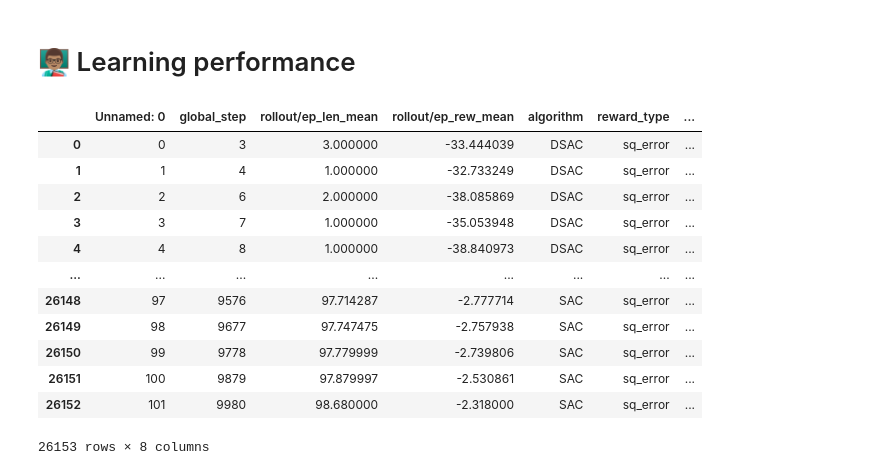
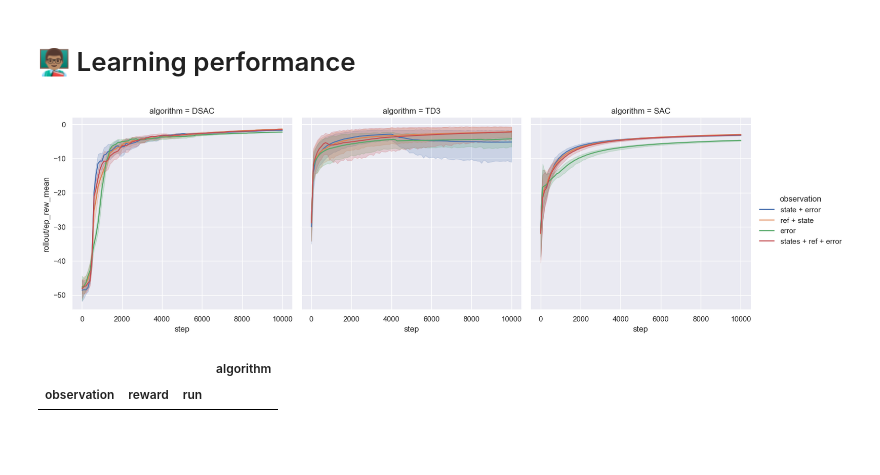
Before and after one commit to iamlucasvieira/HybridRL-FlightControl, a Jupyter notebook: notebooks/best_obsevation.ipynb, the cells around one changed output. Saved outputs shown, nothing was run; the diff lists cells and outputs as text; code cells hidden in the pictures; blank space fills up the shorter version.

```diff
--- a/notebooks/best_obsevation.ipynb
+++ b/notebooks/best_obsevation.ipynb
@@ -18,21 +18,43 @@ Load data
 # Load data
 df_learn = pd.read_csv(Path.data/"citation-best-observation_learning.csv")
 df_ep = pd.read_csv(Path.data/"citation-best-observation_episode.csv")
+# %%
+def make_smooth(_df, step=100, on=None, columns=None, group="run"):
+    start = _df[on].min()
+    stop = _df[on].max() + start
+    info_list = []
+
+    for run_name in _df[group].unique():
+        # Get the name of the algorithm for the current run
+        algorithm = _df.loc[_df[group]==run_name, "algorithm"].unique()[0]
+        observation = _df.loc[_df[group]==run_name, "observation"].unique()[0]
+
+        for t in np.arange(start, stop, step):
+            mask = (_df[group]==run_name) & ((_df[on]>=t//2) & (_df[on]<t+step))
+            run_slice = _df.loc[mask, columns]
+
+            info = {"run": run_name, "step": t, "algorithm": algorithm, "observation": observation}
+            for column in columns:
+                info[column] = run_slice[column].mean()
+
+            info_list.append(info)
+
+    return pd.DataFrame.from_records(info_list)
+# %%
+df_learn_smooth = make_smooth(df_learn, step=100, on="global_step", columns=["rollout/ep_rew_mean", "rollout/ep_len_mean"])
 # %% [markdown]
 # 👨🏽‍🏫 Learning performance
 # %%
-g = sns.relplot(data=df_learn, x="global_step", y="rollout/ep_len_mean", hue="algorithm", kind="line", col="reward_type")
+g = sns.relplot(data=df_learn_smooth, x="step", y="rollout/ep_rew_mean", hue="observation", kind="line", col="algorithm")
 # %% [output]
-|  | Unnamed: 0 | global_step | rollout/ep_len_mean | rollout/ep_rew_mean | algorithm | reward_type | ... |
-| 0 | 0 | 3 | 3.000000 | -33.444039 | DSAC | sq_error | ... |
-| 1 | 1 | 4 | 1.000000 | -32.733249 | DSAC | sq_error | ... |
-| 2 | 2 | 6 | 2.000000 | -38.085869 | DSAC | sq_error | ... |
-| 3 | 3 | 7 | 1.000000 | -35.053948 | DSAC | sq_error | ... |
-| 4 | 4 | 8 | 1.000000 | -38.840973 | DSAC | sq_error | ... |
-| ... | ... | ... | ... | ... | ... | ... | ... |
-| 26148 | 97 | 9576 | 97.714287 | -2.777714 | SAC | sq_error | ... |
-| 26149 | 98 | 9677 | 97.747475 | -2.757938 | SAC | sq_error | ... |
-| 26150 | 99 | 9778 | 97.779999 | -2.739806 | SAC | sq_error | ... |
-| 26151 | 100 | 9879 | 97.879997 | -2.530861 | SAC | sq_error | ... |
-| 26152 | 101 | 9980 | 98.680000 | -2.318000 | SAC | sq_error | ... |
-26153 rows × 8 columns
+[figure, added]
+# %%
+algorithm = "TD3"
+df_ep_rew = df_ep.groupby(["run", "algorithm", "observation"])["reward"].sum().reset_index()
+reward_count = df_ep_rew[df_ep_rew.algorithm==algorithm]["reward"].value_counts()
+duplicated_rewards = reward_count[reward_count>1].index.values
+
+df_ep_rew[df_ep_rew.reward.isin(duplicated_rewards)].groupby(["observation", "reward", "run"]).count()
+# %% [output]
+|  |  |  | algorithm |
+| observation | reward | run |  |
```
Also changed, not shown: 10 other files.
